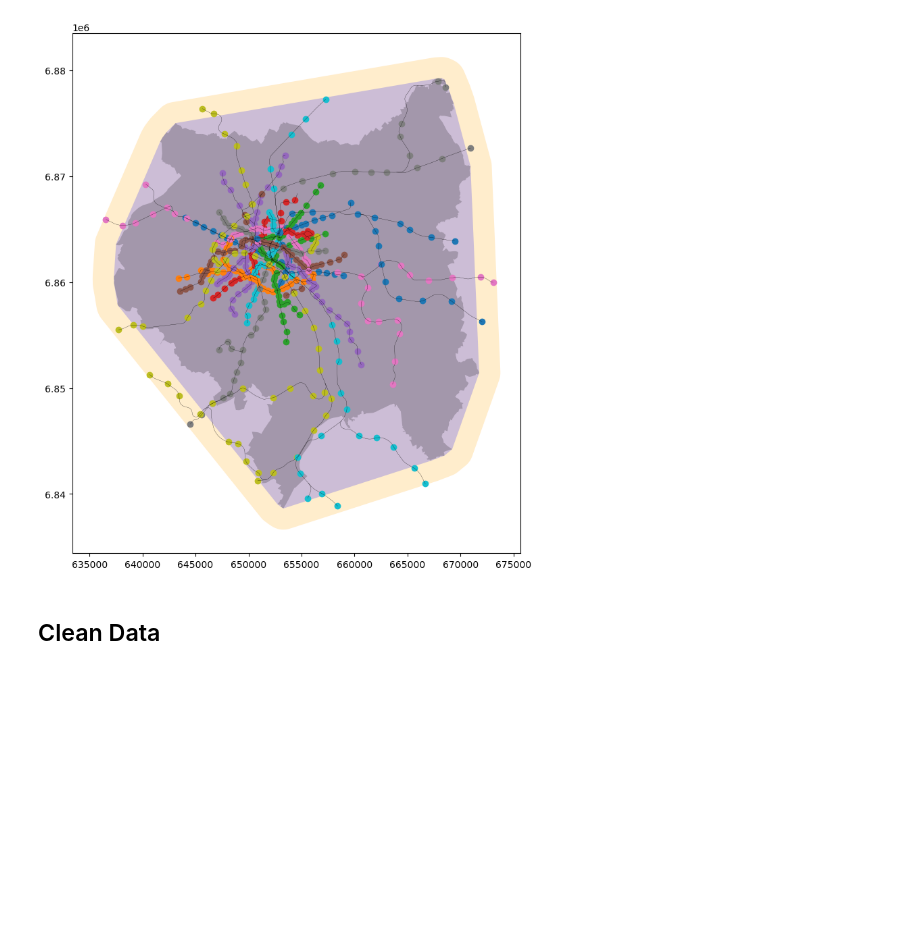
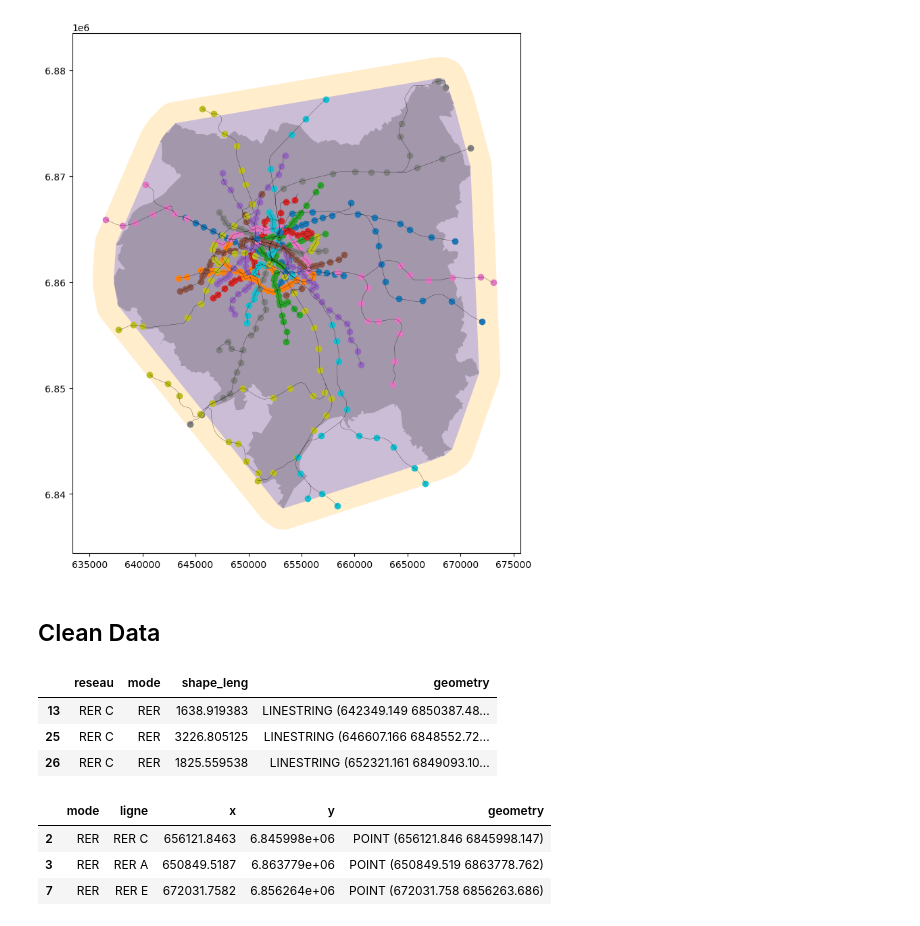
Before and after one commit to AurianeTec/Thesis, a Jupyter notebook: create_public_transport_networks.ipynb, the cells around one changed output. Cells and saved outputs as stored; diff of their text form; code cells hidden in the pictures; blank space fills up the shorter version.

```diff
--- a/create_public_transport_networks.ipynb
+++ b/create_public_transport_networks.ipynb
@@ -127,10 +127,25 @@ dtype: object
 # %% [markdown]
 ## Clean Data
 # %%
-lines_GPM.head(3)
-col_tokeep = ['reseau', 'geometry']
-# Need speed info
-# Need info on stations (to turn the lines into edges with origin and)
+#--- Cleaning up the lines dataframe
+
+# Keep the transport mode, transport line, length of edge and geometry columns
+col_tokeep = ['reseau', 'mode', 'shape_leng', 'geometry']
+
+lines_GPM_clean = lines_GPM[col_tokeep]
+lines_GPM_clean.head(3)
+# %% [output]
+|  | reseau | mode | shape_leng | geometry |
+| 13 | RER C | RER | 1638.919383 | LINESTRING (642349.149 6850387.48... |
+| 25 | RER C | RER | 3226.805125 | LINESTRING (646607.166 6848552.72... |
+| 26 | RER C | RER | 1825.559538 | LINESTRING (652321.161 6849093.10... |
 # %%
-stations_GPM.head(3)
+#--- Cleaning up the stations dataframe
 col_tokeep = ['mode', 'ligne', 'x', 'y', 'geometry']
+stations_GPM_clean = stations_GPM[col_tokeep]
+stations_GPM_clean.head(3)
+# %% [output]
+|  | mode | ligne | x | y | geometry |
+| 2 | RER | RER C | 656121.8463 | 6.845998e+06 | POINT (656121.846 6845998.147) |
+| 3 | RER | RER A | 650849.5187 | 6.863779e+06 | POINT (650849.519 6863778.762) |
+| 7 | RER | RER E | 672031.7582 | 6.856264e+06 | POINT (672031.758 6856263.686) |
```
Also changed, not shown: parts of 6 cells of this notebook, 4 other files.
